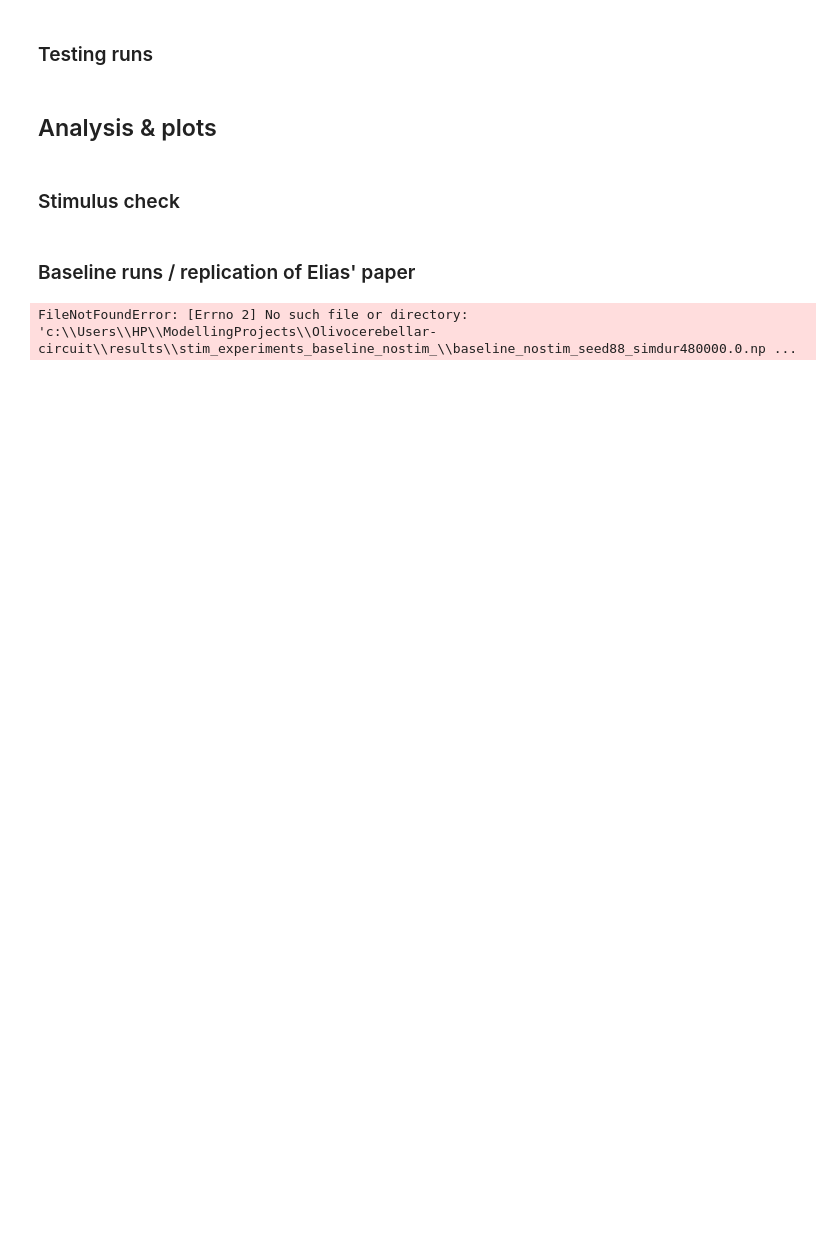
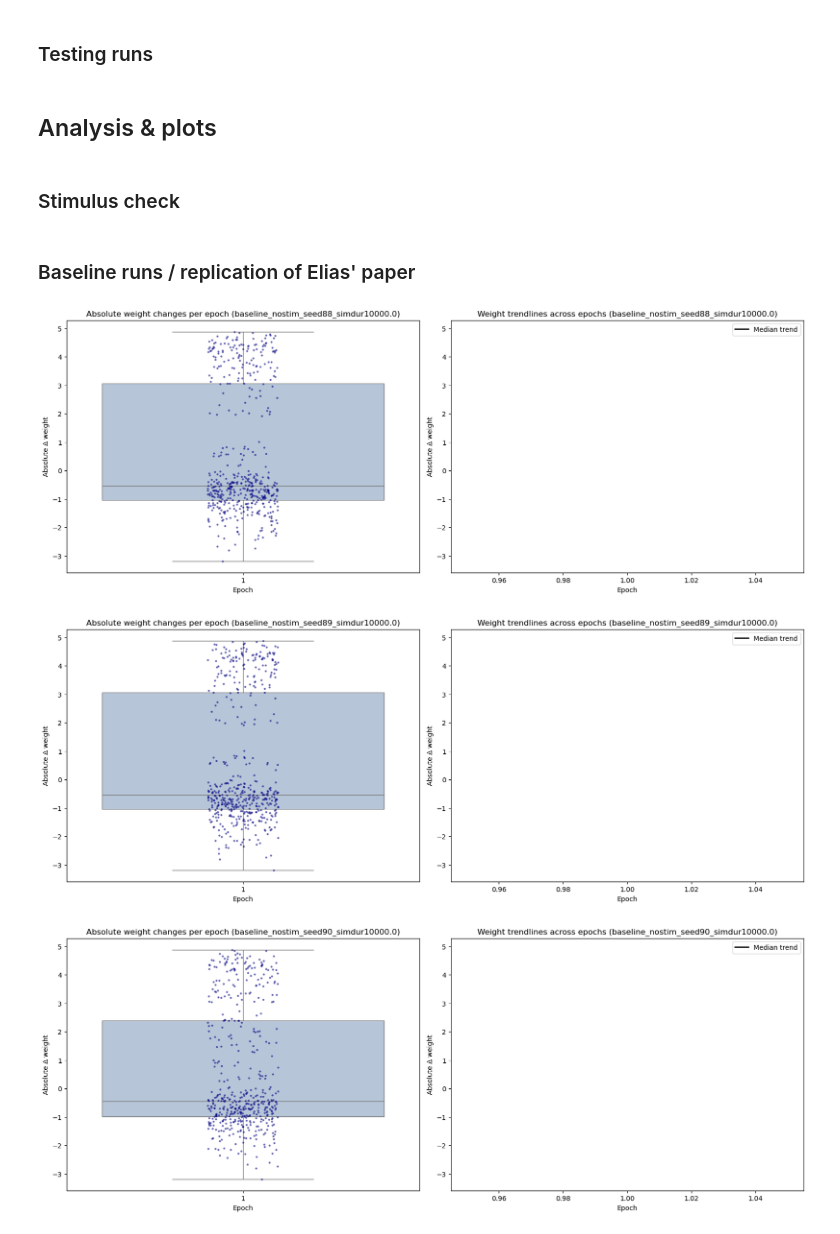
Before and after one commit to izaet/Olivocerebellar-circuit, a Jupyter notebook: stimulus_experiments/stim_analysis.ipynb, the cells around one changed output. Saved outputs shown, nothing was run; the diff lists cells and outputs as text; code cells hidden in the pictures; blank space fills up the shorter version.

```diff
--- a/stimulus_experiments/stim_analysis.ipynb
+++ b/stimulus_experiments/stim_analysis.ipynb
@@ -221,7 +221,7 @@ for dataset in fixed_isi_paths:
 # %%
 # Load baseline run datasets
 datapaths = [job["run_path"] for job in base_repl_jobs]
-chunk_size = 10_000.0  # ms
+chunk_size = 3_000.0  # ms
 
 all_rows = []
 
@@ -372,31 +372,33 @@ if not convergence_df.empty:
         # plt.plot(group['time_ms'], group['weight'], alpha=0.01, color='gray')
 
     # Interpolate all individual weight trajectories to a common 1-ms grid
     time_grid = np.arange(0, window + 1, 1)
     interpolated = []
     for (label, weight_idx), group in convergence_df.groupby(['dataset', 'weight_idx']):
         group_sorted = group.sort_values('time_ms')
         interp = np.interp(time_grid, group_sorted['time_ms'], group_sorted['weight'])
         interpolated.append(interp)
 
     combined_means = np.vstack(interpolated).mean(axis=0)
     combined_std = np.vstack(interpolated).std(axis=0)
 
     plt.fill_between(
         time_grid,
         combined_means - combined_std,
         combined_means + combined_std,
         color='gray',
         alpha=0.2,
         label='±1 SD (all datasets)',
     )
     plt.plot(time_grid, combined_means, color='black', linewidth=2.5, label='Combined mean')
     plt.title(f'Convergence of mean PF-PC weights during first {window} ms (all datasets)')
     plt.xlabel('Time (ms)')
     plt.ylabel('Mean PF-PC weight')
     plt.xlim(0, window)
     plt.legend()
     plt.tight_layout()
     plt.show()
 # %% [output]
-FileNotFoundError: [Errno 2] No such file or directory: 'c:\\Users\\HP\\ModellingProjects\\Olivocerebellar-circuit\\results\\stim_experiments_baseline_nostim_\\baseline_nostim_seed88_simdur480000.0.np ...
+[figure, added]
+[figure, added]
+[figure, added]
```
Also changed, not shown: parts of 4 cells of this notebook, 11 other files.
